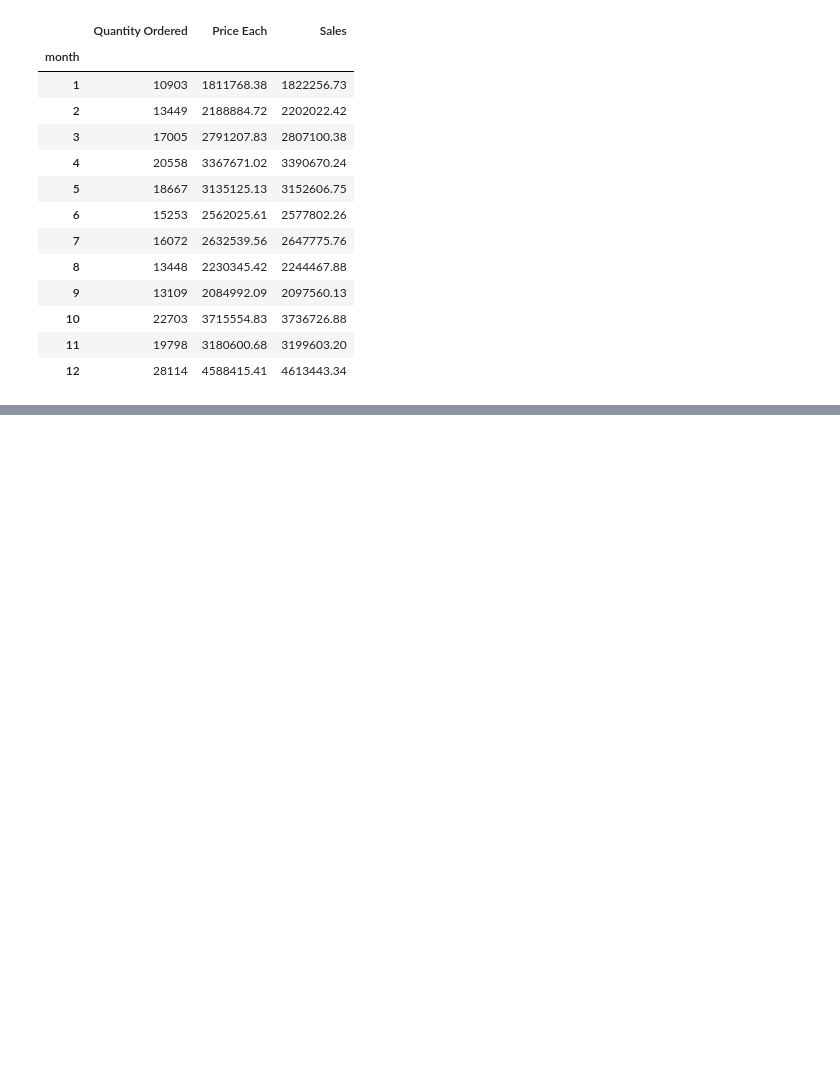
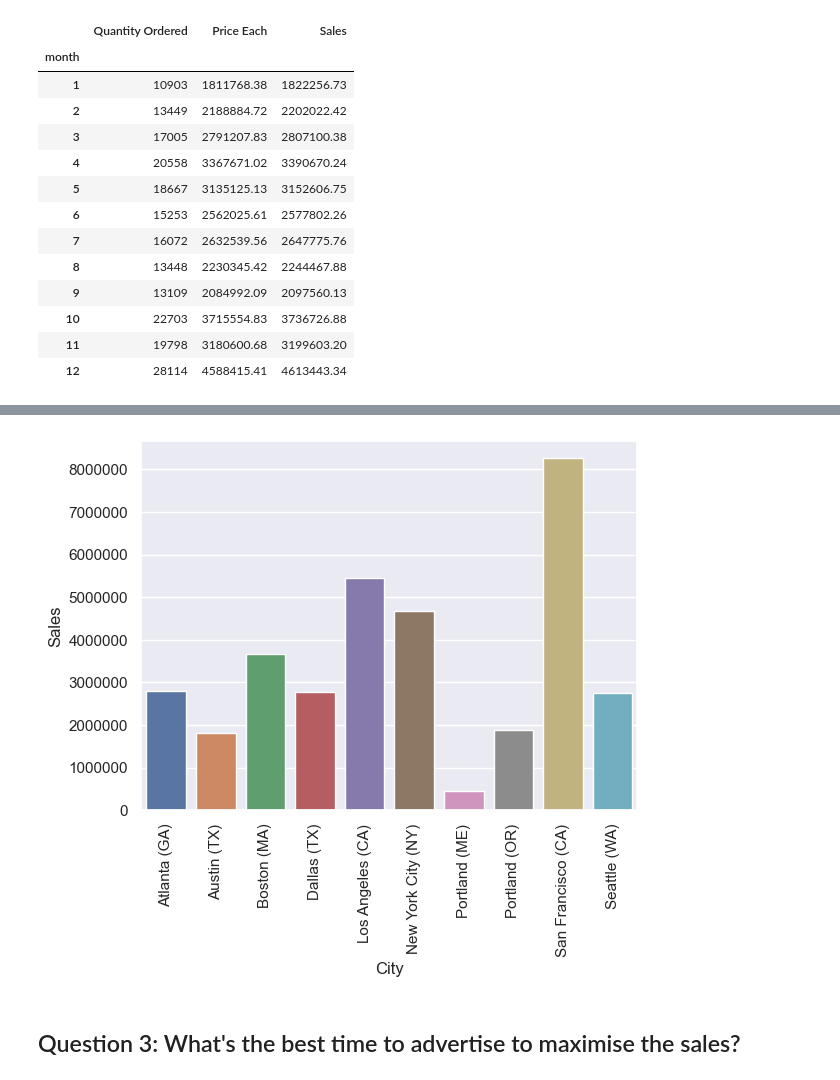
Before and after one commit to PrabhuKiran8790/Exploratory-data-analysis-using-python, a Jupyter notebook: real_world_sales_analysis.ipynb, the cells around one changed output, grey strips where cells are left out. Cells and saved outputs as stored; diff of their text form; code cells hidden in the pictures; blank space fills up the shorter version.

```diff
--- a/real_world_sales_analysis.ipynb
+++ b/real_world_sales_analysis.ipynb
@@ -287,0 +335,4 @@ fig.show()
+# %%
+city_wise_sales = data.groupby('City').sum(numeric_only=True)
+city_wise_sales = city_wise_sales.drop(['month', 'Price Each'], axis = 1)
+city_wise_sales
@@ -287,0 +357,9 @@ fig.show()
+# %%
+sb.barplot(x=city_wise_sales.index, y=city_wise_sales['Sales'])
+plt.ticklabel_format(style = 'plain', axis = 'y')
+plt.xticks(rotation = 90)
+plt.show()
+# %% [output]
+[figure, added]
+# %% [markdown]
+## Question 3: What's the best time to advertise to maximise the sales?
```
Also changed, not shown: parts of 40 cells of this notebook.
